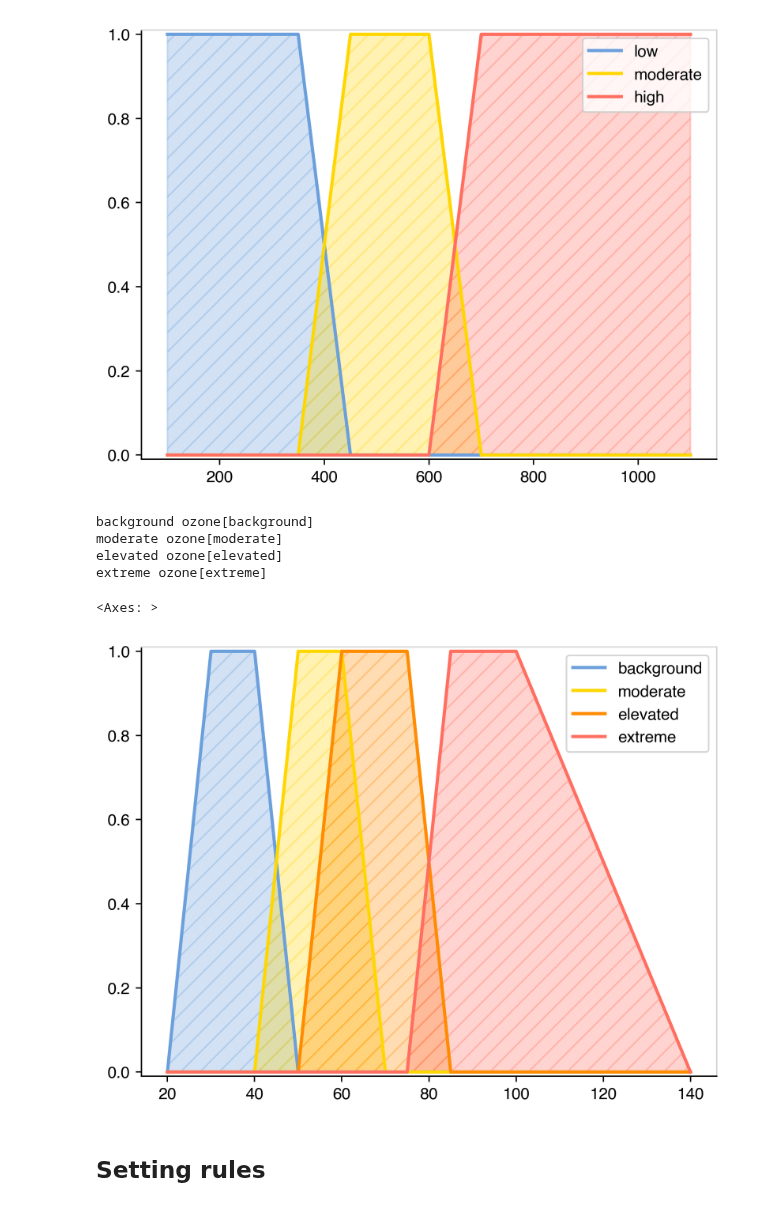
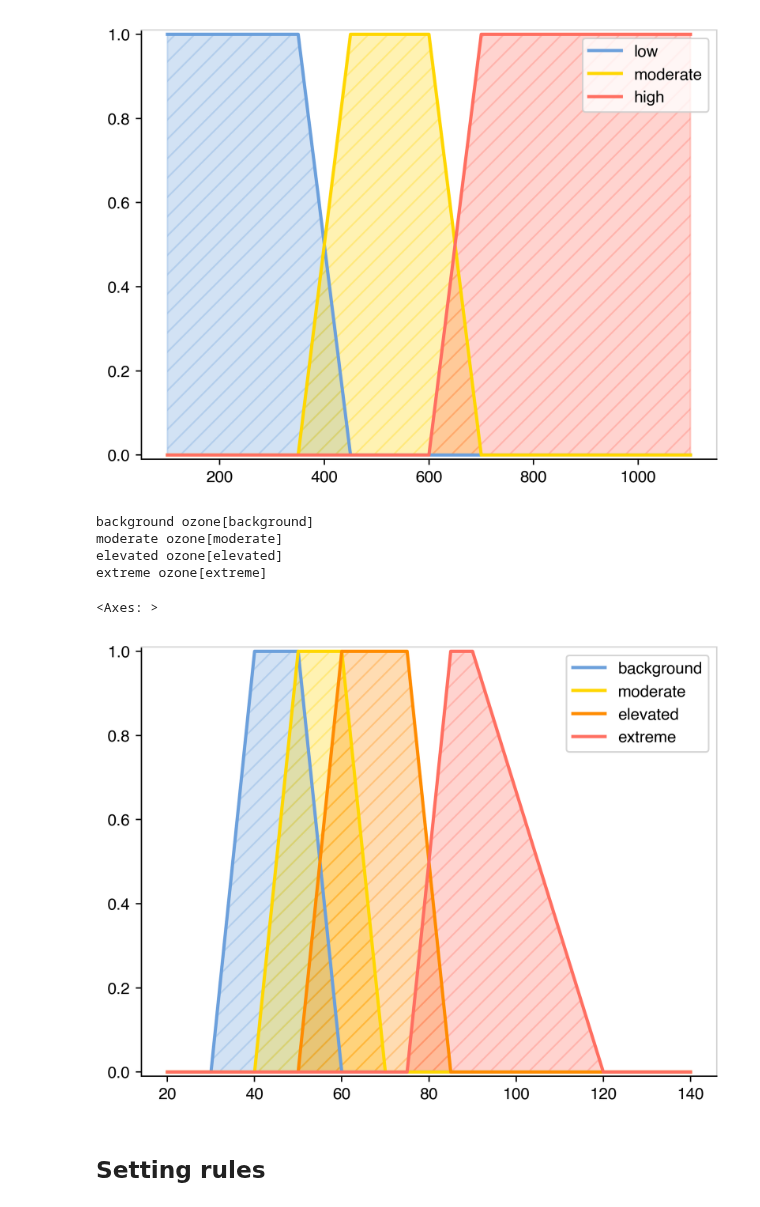
Before and after one commit to Bingham-Research-Center/clyfar, a Jupyter notebook: fis/clyfar_v1.ipynb, the cells around one changed output. Drawn from its saved outputs; the diff is of its cells as text; code cells hidden in the pictures.

```diff
--- a/fis/clyfar_v1.ipynb
+++ b/fis/clyfar_v1.ipynb
@@ -68,9 +79,6 @@ solar_stids = ["DURU1", "A1622", "SPMU1", "WAXU1"]
 ozone_stids = ["QV4", "QRS"]
 mslp_stids = ["KVEL",]
 # %%
-# We will just start with the four variables from Clyfar v0.1
-vrbls = ["snow", "pressure", "solar", "wind",]
-
 # Snow in mm up to 250mm (0.82 ft; 9.84 in) and anything more is clipped to the max
 snow_uod = np.arange(0, 251, 2)
 
@@ -91,7 +99,7 @@ mslp = ctrl.Antecedent(mslp_uod, 'mslp')
 wind = ctrl.Antecedent(wind_uod, 'wind')
 solar = ctrl.Antecedent(solar_uod, 'solar')
 
-ozone = ctrl.Consequent(ozone_uod, 'ozone')
+ozone = ctrl.Consequent(ozone_uod, 'ozone', defuzzify_method='centroid')
 # %%
 # "sea_level_pressure" from KVEL will be the source. We take the median of daily values.
 
@@ -667,27 +687,28 @@ high solar[high]
 # %%
 # ozone - we will use similar to LL24
 
 # "background" should rise over time really! Or use "low"... near-background.
 
 # Background trapezium is 20-30-40-50
 # Moderate trapezium is 40-50-60-70
 # Elevated trapezium is 55-65-75-85
 # Extreme trapezium is 70-80-100-140 (can consider h<1 ?!)
 
-ozone['background'] = trapmf_from_quintuple(ozone_uod, 20, 30, 40, 50, h=1.0)
+ozone['background'] = trapmf_from_quintuple(ozone_uod, 30, 40, 50, 60, h=1.0)
 ozone['moderate'] = trapmf_from_quintuple(ozone_uod, 40, 50, 60, 70, h=1.0)
 ozone['elevated'] = trapmf_from_quintuple(ozone_uod, 50, 60, 75, 85, h=1.0)
-ozone['extreme'] = trapmf_from_quintuple(ozone_uod, 75, 85, 100, 140, h=1.0)
+ozone['extreme'] = trapmf_from_quintuple(ozone_uod, 75, 85, 90, 120, h=1.0)
+# If we don't catch extreme, we might have h<1 and "fat tail" to aggregation.
 
 fig, ax = plt.subplots(1)
 plot_all_categories(ax, ozone, plot_fill=True, line_colors=ozone_cats)
 # %% [output]
 background ozone[background]
 moderate ozone[moderate]
 elevated ozone[elevated]
 extreme ozone[extreme]
 <Axes: >
-[figure, old version]
+[figure, new version]
 # %% [markdown]
 ## Setting rules
 # %%
```
Also changed, not shown: parts of 25 cells of this notebook, 3 other files.
